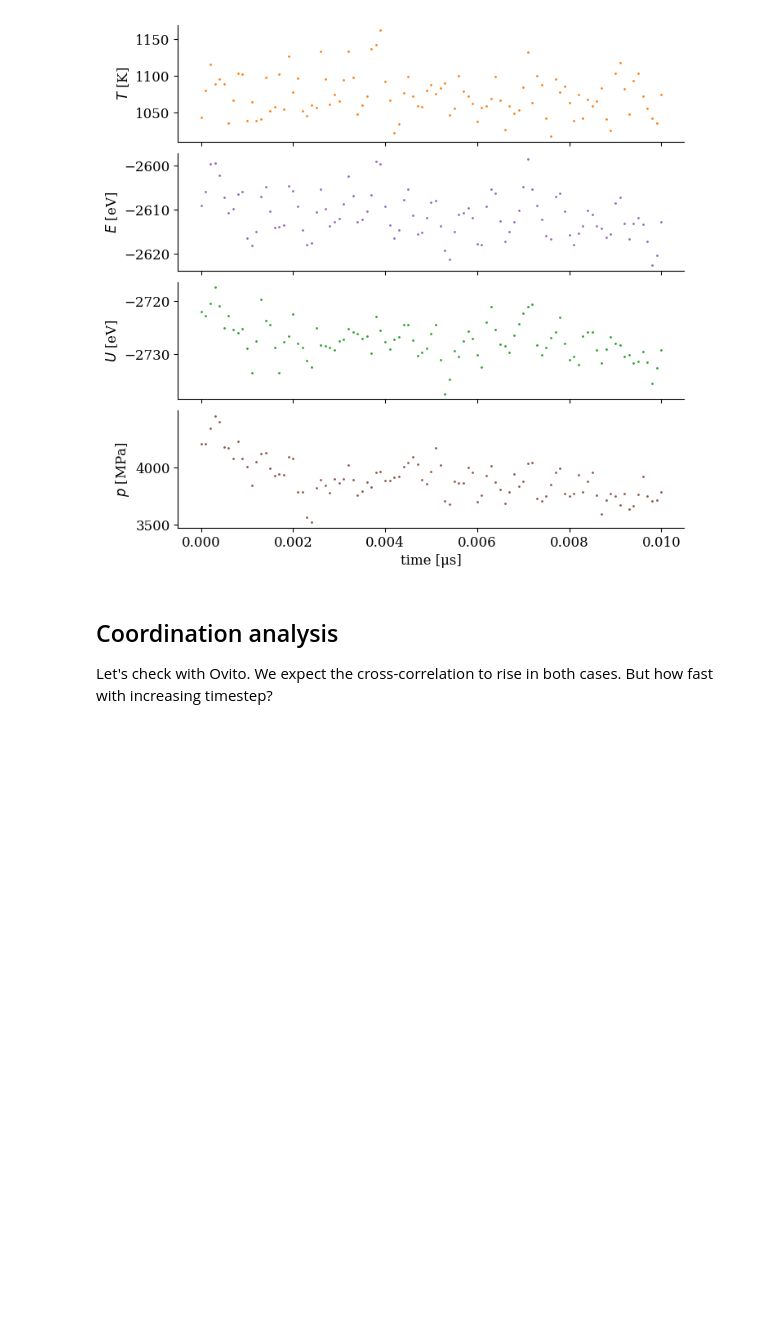
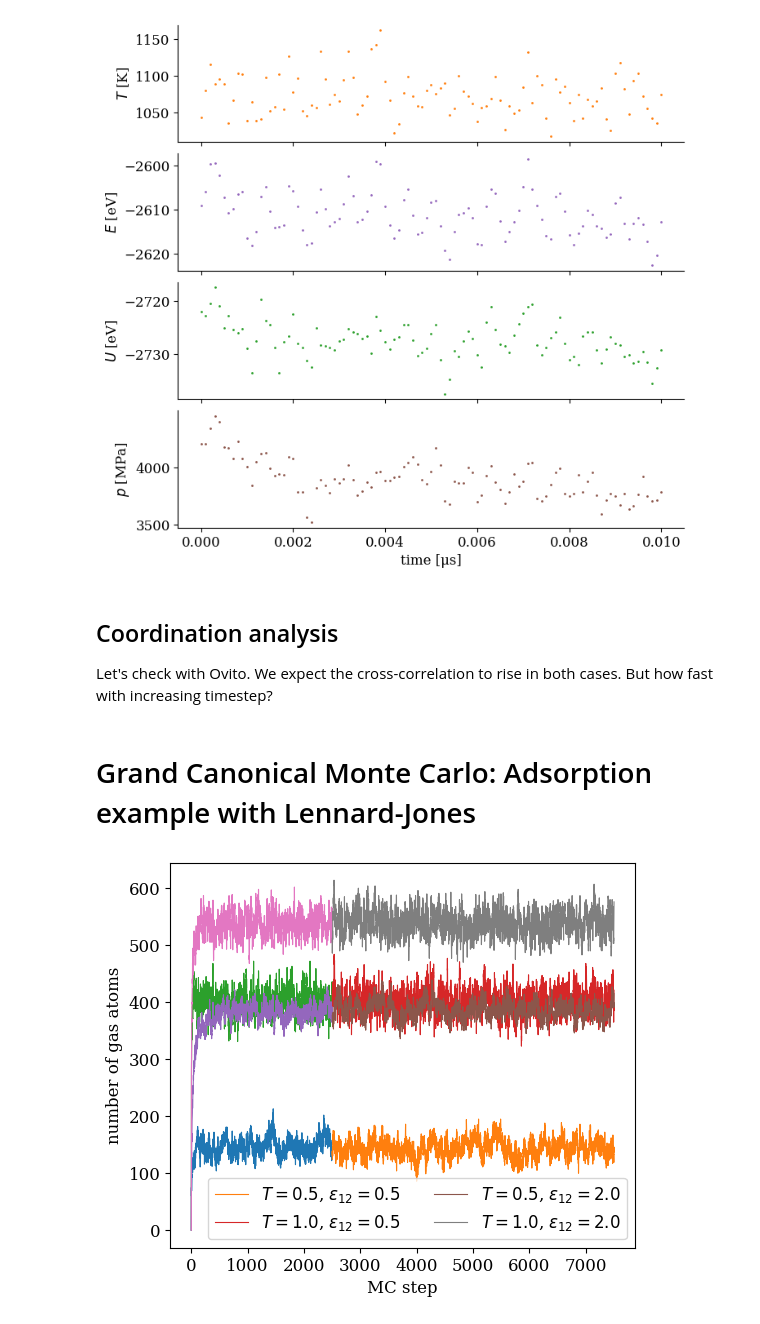
Before and after one commit to Luca-R27/PhDcourse_2026_CompMatMod, a Jupyter notebook: MC/LAMMPS_MC.ipynb, the cells around one changed output. Saved outputs shown, nothing was run; the diff lists cells and outputs as text; code cells hidden in the pictures; blank space fills up the shorter version.

Commit message:
example result files for the adsorption script

```diff
--- a/MC/LAMMPS_MC.ipynb
+++ b/MC/LAMMPS_MC.ipynb
@@ -69,3 +69,39 @@ plt.show()
 ## Coordination analysis
 
 Let's check with Ovito. We expect the cross-correlation to rise in both cases. But how fast with increasing timestep?
+# %% [markdown]
+# Grand Canonical Monte Carlo: Adsorption example with Lennard-Jones
+# %%
+data_T0_5_eps12_0_5_eq = np.loadtxt('Adsorption_GCMC/adsorption_mu_-2_T_0.5_eps12_0.5_equil.dat')
+data_T0_5_eps12_0_5_run = np.loadtxt('Adsorption_GCMC/adsorption_mu_-2_T_0.5_eps12_0.5_run.dat')
+data_T1_0_eps12_0_5_eq = np.loadtxt('Adsorption_GCMC/adsorption_mu_-2_T_1_eps12_0.5_equil.dat')
+data_T1_0_eps12_0_5_run = np.loadtxt('Adsorption_GCMC/adsorption_mu_-2_T_1_eps12_0.5_run.dat')
+data_T0_5_eps12_2_0_eq = np.loadtxt('Adsorption_GCMC/adsorption_mu_-2_T_0.5_eps12_2_equil.dat')
+data_T0_5_eps12_2_0_run = np.loadtxt('Adsorption_GCMC/adsorption_mu_-2_T_0.5_eps12_2_run.dat')
+data_T1_0_eps12_2_0_eq = np.loadtxt('Adsorption_GCMC/adsorption_mu_-2_T_1_eps12_2_equil.dat')
+data_T1_0_eps12_2_0_run = np.loadtxt('Adsorption_GCMC/adsorption_mu_-2_T_1_eps12_2_run.dat')
+
+step_eq = np.arange(data_T0_5_eps12_0_5_eq.shape[0])
+step_run = np.arange(data_T0_5_eps12_0_5_eq.shape[0], data_T0_5_eps12_0_5_eq.shape[0]+data_T0_5_eps12_0_5_run.shape[0])
+# %%
+plt.figure(figsize=(6, 5))
+
+plt.plot(step_eq, data_T0_5_eps12_0_5_eq[:,1], linewidth=0.8)
+plt.plot(step_run, data_T0_5_eps12_0_5_run[:,1], linewidth=0.8, label=r"$T=0.5$, $\epsilon_{12}=0.5$")
+
+plt.plot(step_eq, data_T1_0_eps12_0_5_eq[:,1], linewidth=0.8)
+plt.plot(step_run, data_T1_0_eps12_0_5_run[:,1], linewidth=0.8, label=r"$T=1.0$, $\epsilon_{12}=0.5$")
+
+plt.plot(step_eq, data_T0_5_eps12_2_0_eq[:,1], linewidth=0.8)
+plt.plot(step_run, data_T0_5_eps12_2_0_run[:,1], linewidth=0.8, label=r"$T=0.5$, $\epsilon_{12}=2.0$")
+
+plt.plot(step_eq, data_T1_0_eps12_2_0_eq[:,1], linewidth=0.8)
+plt.plot(step_run, data_T1_0_eps12_2_0_run[:,1], linewidth=0.8, label=r"$T=1.0$, $\epsilon_{12}=2.0$")
+
+plt.xlabel('MC step', fontsize=ftsz)
+plt.ylabel('number of gas atoms', fontsize=ftsz)
+plt.legend(fontsize=ftsz, ncols=2)
+
+plt.show()
+# %% [output]
+[figure, added]
```
Also changed, not shown: parts of 3 cells of this notebook, 12 other files.
